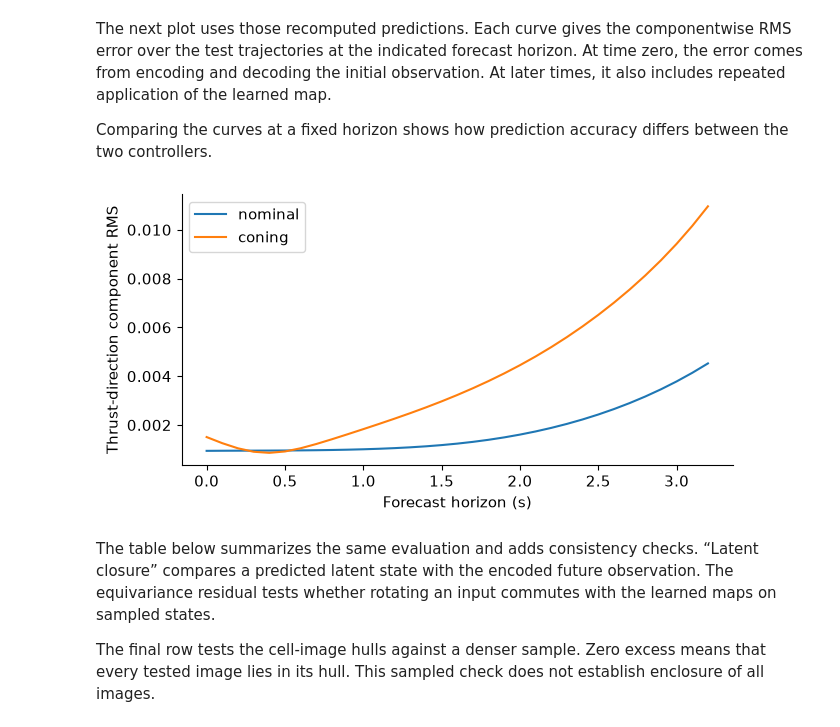
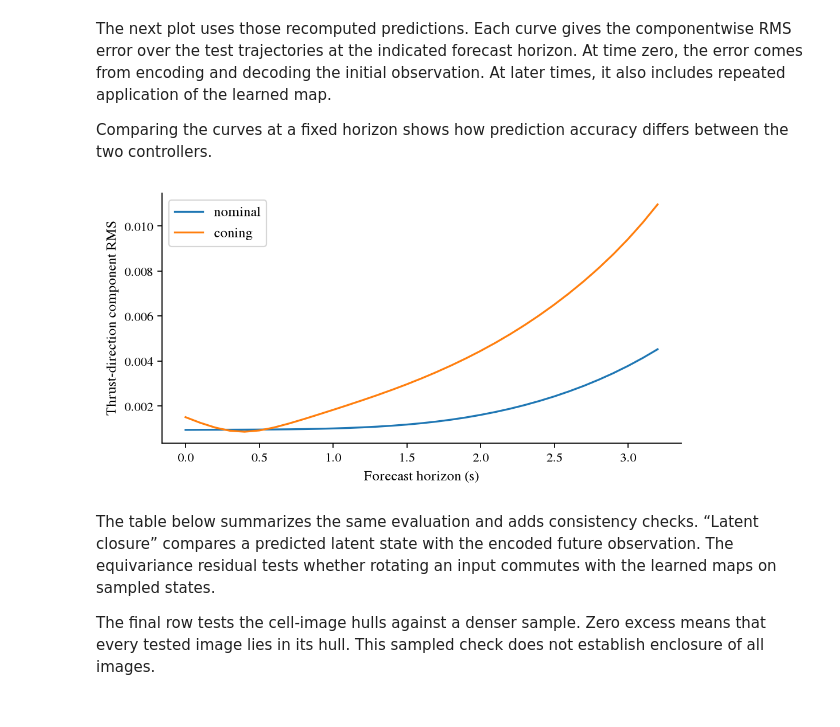
Before and after one commit to bernardorivas/2027_L4DC_EquivariantMorseGraphs, a Jupyter notebook: ex3_attitude_control.ipynb, the cells around one changed output. Saved outputs shown, nothing was run; the diff lists cells and outputs as text; code cells hidden in the pictures.

```diff
--- a/ex3_attitude_control.ipynb
+++ b/ex3_attitude_control.ipynb
@@ -68,6 +68,8 @@ For example, $(\sqrt3/2,0,1/2)$ and $(0,\sqrt3/2,1/2)$ represent the same quotie
 
 The scalar height equation makes the difference between the controllers visible. The next cell integrates it from several initial heights using `solve_ivp` and the implemented `gain` function. Solid curves show trajectories and dashed lines mark fixed heights. Under nominal control, nonpolar trajectories approach upright alignment. Under coning control, height approaches $1/4$ while the thrust direction continues to rotate.
 # %%
+import notebook_attitude_figures as presentation
+plt.rcParams.update(presentation.FONT)
 def height_rhs(t, z, policy):
     gain, _ = ac.gain(z, policy)
     return gain * (1 - z*z)
@@ -89,5 +91,5 @@ axes[0].set_ylabel("Physical height $z$")
 fig.tight_layout()
 for suffix in ("pdf", "svg"):
     fig.savefig(run.out / f"height-trajectories.{suffix}", bbox_inches="tight")
-plt.show()
+presentation.show_plot(fig)
 # %% [output]
@@ -247,18 +249,19 @@ The next plot uses those recomputed predictions. Each curve gives the componentw
 
 Comparing the curves at a fixed horizon shows how prediction accuracy differs between the two controllers.
 # %%
+plt.rcParams.update(presentation.FONT)
 fig, ax = plt.subplots(figsize=(6.6, 3.5))
 for policy, arrays in diagnostic_arrays.items():
     errors = arrays["forecast_rms"]
     ax.plot(.1*np.arange(len(errors)), errors, label=policy)
 ax.set(xlabel="Forecast horizon (s)", ylabel="Thrust-direction component RMS")
 ax.legend()
 fig.tight_layout()
 for suffix in ("pdf", "svg"):
     fig.savefig(run.out / f"prediction-errors.{suffix}", bbox_inches="tight")
-plt.show()
+presentation.show_plot(fig)
 # %% [output]
-[figure, old version]
+[figure, new version]
 # %% [markdown]
 The table below summarizes the same evaluation and adds consistency checks. “Latent closure” compares a predicted latent state with the encoded future observation. The equivariance residual tests whether rotating an input commutes with the learned maps on sampled states.
 
```
Also changed, not shown: parts of 8 cells of this notebook, 1 other file.
